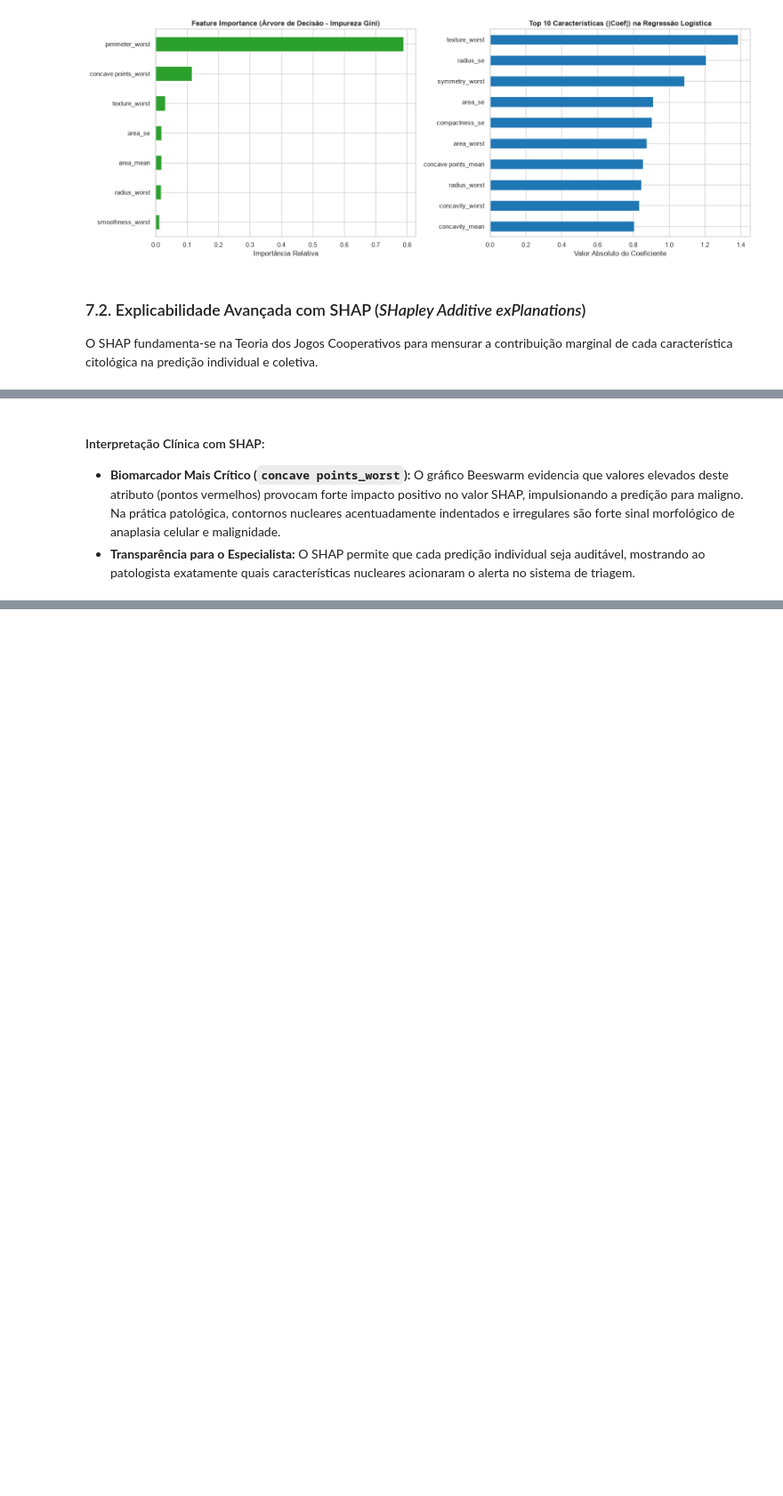
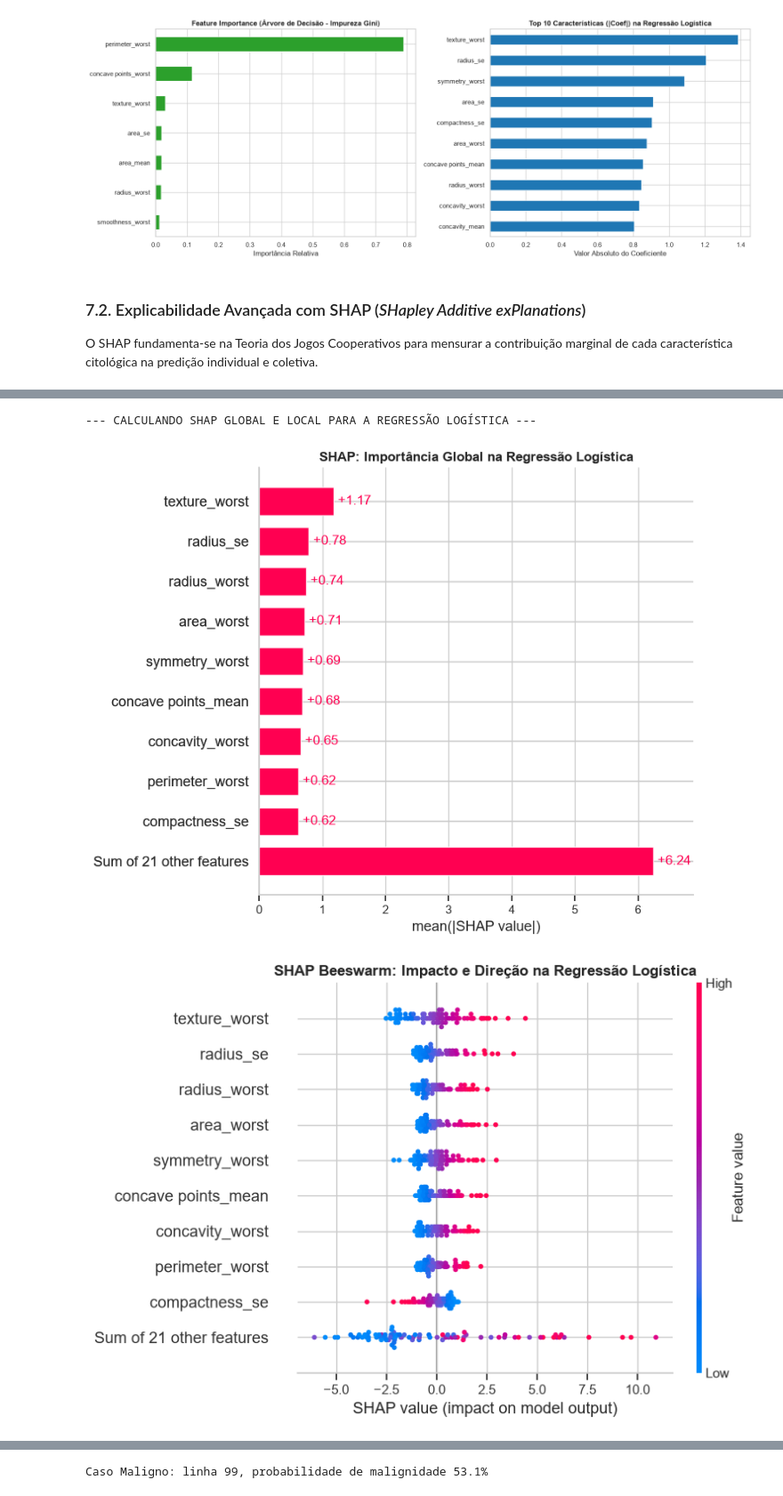
Before and after one commit to brunomirandadev/pos-tech-ia-devs-tc-fase1, a Jupyter notebook: notebook/analise_diagnostico.ipynb, the cells around one changed output, grey strips where cells are left out. Shown at 89% size. Saved outputs shown, nothing was run; the diff lists cells and outputs as text; code cells hidden in the pictures; blank space fills up the shorter version.

```diff
--- a/notebook/analise_diagnostico.ipynb
+++ b/notebook/analise_diagnostico.ipynb
@@ -449,4 +429,42 @@ plt.show()
-# %% [markdown]
-#### Interpretação Clínica com SHAP:
-- **Biomarcador Mais Crítico (`concave points_worst`):** O gráfico Beeswarm evidencia que valores elevados deste atributo (pontos vermelhos) provocam forte impacto positivo no valor SHAP, impulsionando a predição para maligno. Na prática patológica, contornos nucleares acentuadamente indentados e irregulares são forte sinal morfológico de anaplasia celular e malignidade.
-- **Transparência para o Especialista:** O SHAP permite que cada predição individual seja auditável, mostrando ao patologista exatamente quais características nucleares acionaram o alerta no sistema de triagem.
+# %%
+print("--- CALCULANDO SHAP GLOBAL E LOCAL PARA A REGRESSÃO LOGÍSTICA ---")
+scaler = pipeline_lr.named_steps['scaler']
+X_train_scaled = pd.DataFrame(scaler.transform(X_train), columns=X_train.columns, index=X_train.index)
+X_test_scaled = pd.DataFrame(scaler.transform(X_test), columns=X_test.columns, index=X_test.index)
+masker = shap.maskers.Independent(X_train_scaled, max_samples=len(X_train_scaled))
+explainer_lr = shap.LinearExplainer(lr_model, masker)
+shap_values_lr = explainer_lr(X_test_scaled)
+
+# Gráfico 1: Importância global (Bar Plot)
+shap.plots.bar(shap_values_lr, show=False)
+plt.title("SHAP: Importância Global na Regressão Logística", fontsize=12, fontweight='bold')
+plt.tight_layout()
+plt.show()
+
+# Gráfico 2: Distribuição e direção das contribuições (Beeswarm)
+shap.plots.beeswarm(shap_values_lr, show=False)
+plt.title("SHAP Beeswarm: Impacto e Direção na Regressão Logística", fontsize=12, fontweight='bold')
+plt.tight_layout()
+plt.show()
+
+# Gráficos 3 e 4: Explicações locais de casos corretamente classificados no teste
+for class_value, class_name in [(1, "Maligno"), (0, "Benigno")]:
+    candidates = np.flatnonzero((y_test.to_numpy() == class_value) & (y_test_pred_lr == class_value))
+    if candidates.size == 0:
+        raise ValueError(f"Nenhum caso de teste corretamente classificado para a classe {class_name}.")
+
+    position = candidates[np.argmin(np.abs(y_test_proba_lr[candidates] - 0.5))]
+    shap.plots.waterfall(shap_values_lr[position], max_display=10, show=False)
+    plt.title(
+        f"SHAP local - Caso {class_name} corretamente classificado\n"
+        f"Probabilidade estimada de malignidade: {y_test_proba_lr[position]:.1%}",
+        fontsize=10,
+        fontweight='bold'
+    )
+    plt.tight_layout()
+    plt.show()
+    print(f"Caso {class_name}: linha {X_test.index[position]}, probabilidade de malignidade {y_test_proba_lr[position]:.1%}")
+# %% [output]
+--- CALCULANDO SHAP GLOBAL E LOCAL PARA A REGRESSÃO LOGÍSTICA ---
+[figure, added]
+[figure, added]
@@ -452,0 +472 @@ plt.show()
+Caso Maligno: linha 99, probabilidade de malignidade 53.1%
```
Also changed, not shown: parts of 9 cells of this notebook, 20 other files.
